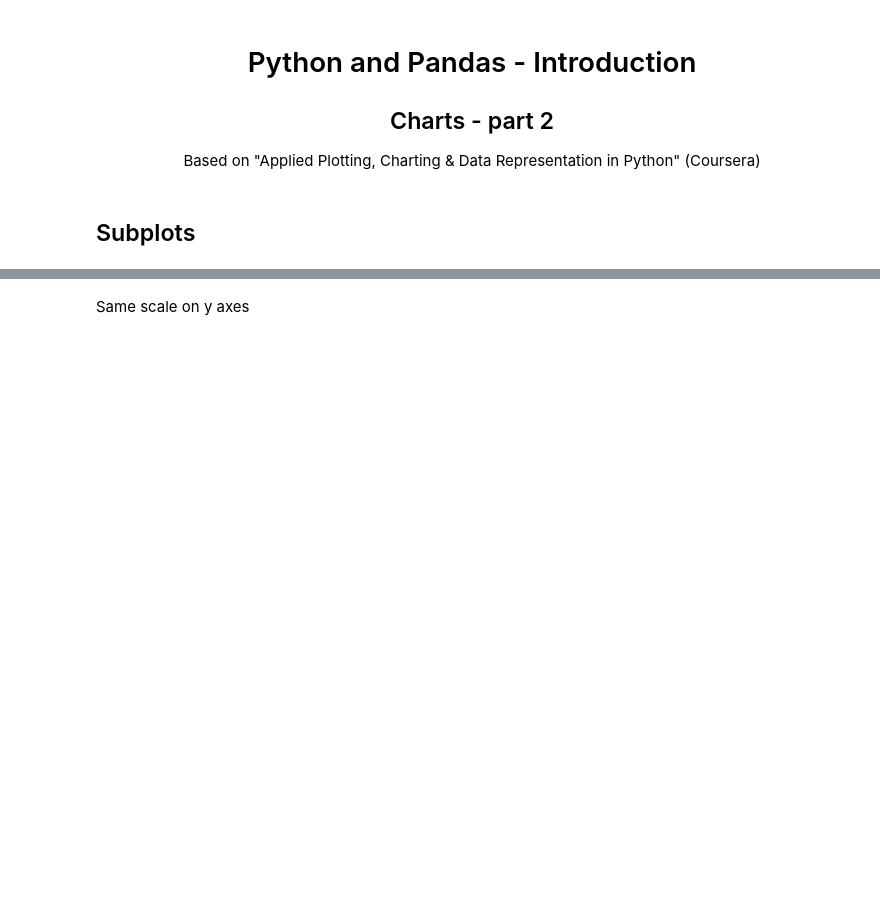
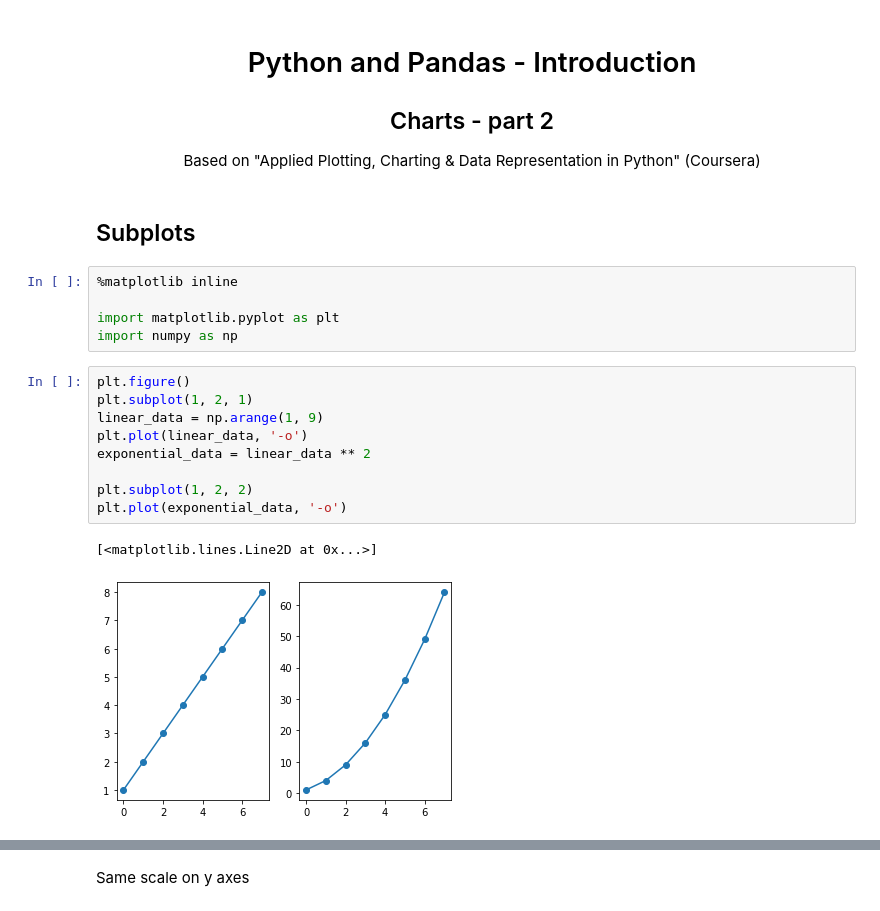
Before and after one commit to For-Chance/CourseOfConstructionInformation, a Jupyter notebook: Class/Class_06/05_Charts_2/05 - Charts 2 - Empty.ipynb, the cells around one changed output, grey strips where cells are left out. Cells and saved outputs as stored; diff of their text form; blank space fills up the shorter version.

```diff
--- a/Class/Class_06/05_Charts_2/05 - Charts 2 - Empty.ipynb
+++ b/Class/Class_06/05_Charts_2/05 - Charts 2 - Empty.ipynb
@@ -8,3 +8,20 @@ Based on "Applied Plotting, Charting & Data Representation in Python" (Coursera)
 </center>
 # %% [markdown]
 ## Subplots
+# %%
+%matplotlib inline
+
+import matplotlib.pyplot as plt
+import numpy as np
+# %%
+plt.figure()
+plt.subplot(1, 2, 1)
+linear_data = np.arange(1, 9)
+plt.plot(linear_data, '-o')
+exponential_data = linear_data ** 2
+
+plt.subplot(1, 2, 2)
+plt.plot(exponential_data, '-o')
+# %% [output]
+[<matplotlib.lines.Line2D at 0x...>]
+[figure, added]
```
Also changed, not shown: parts of 28 cells of this notebook, 17 other files.
